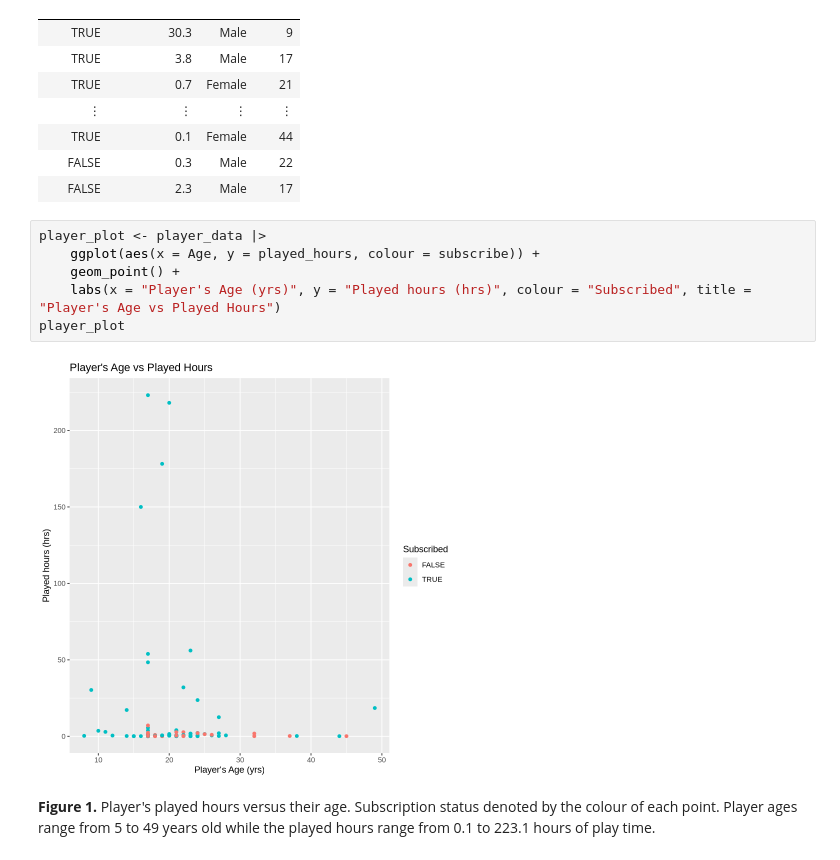
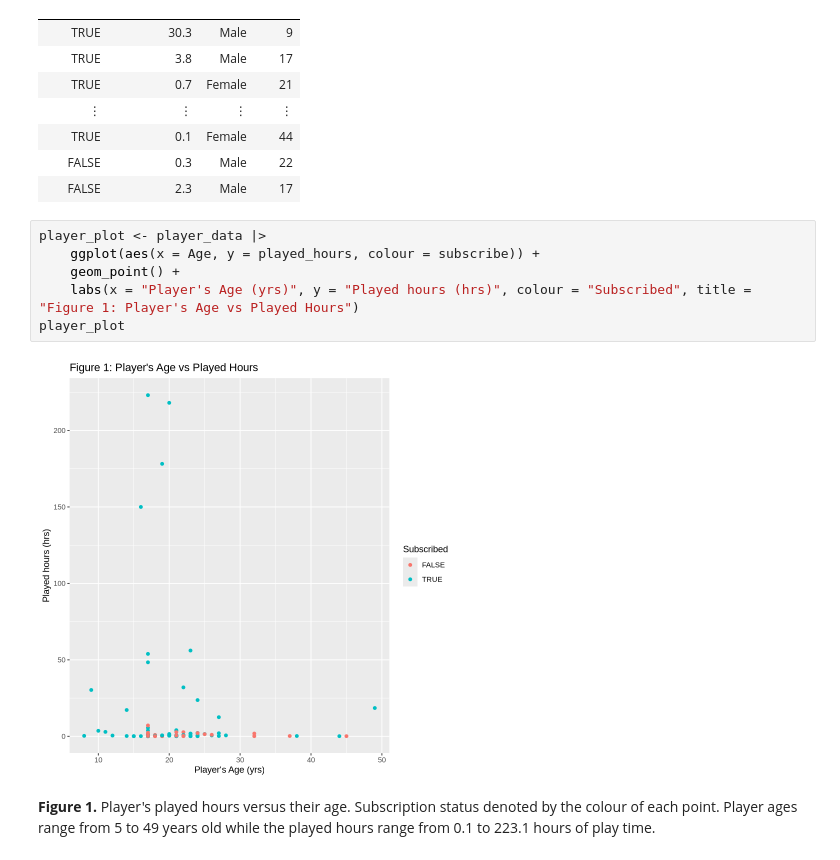
Before and after one commit to autumnbella0121/DSCI100-Group5-GroupProject, a Jupyter notebook: WorkingNotebook.ipynb, the cells around one changed output. Cells and saved outputs as stored; diff of their text form.

```diff
--- a/WorkingNotebook.ipynb
+++ b/WorkingNotebook.ipynb
@@ -81,11 +81,11 @@ A tibble: 109 × 4
 # %%
 player_plot <- player_data |>
     ggplot(aes(x = Age, y = played_hours, colour = subscribe)) +
     geom_point() +
-    labs(x = "Player's Age (yrs)", y = "Played hours (hrs)", colour = "Subscribed", title = "Player's Age vs Played Hours")
+    labs(x = "Player's Age (yrs)", y = "Played hours (hrs)", colour = "Subscribed", title = "Figure 1: Player's Age vs Played Hours")
 player_plot
 # %% [output]
-[figure, old version]
+[figure, new version]
 # %% [markdown]
 **Figure 1.** Player's played hours versus their age. Subscription status denoted by the colour of each point. Player ages range from 5 to 49 years old while the played hours range from 0.1 to 223.1 hours of play time.
 # %%
```
Also changed, not shown: parts of 9 cells of this notebook.
